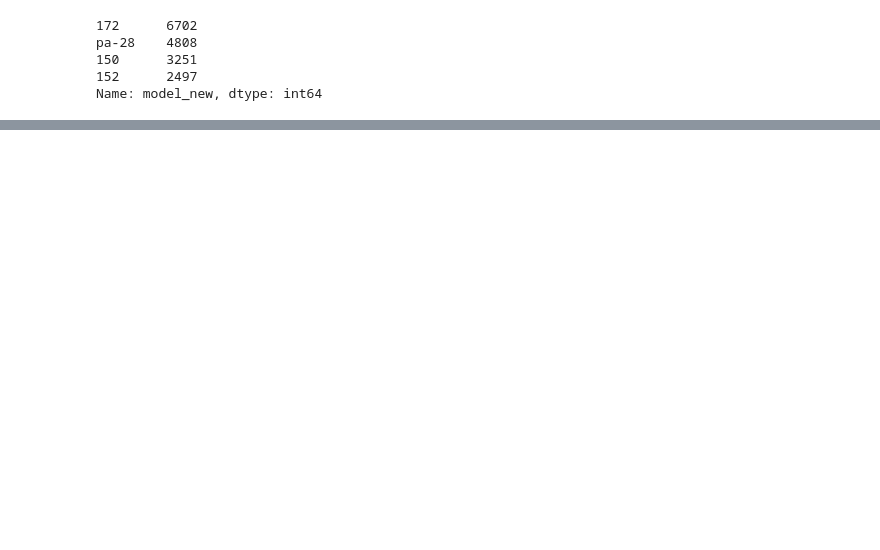
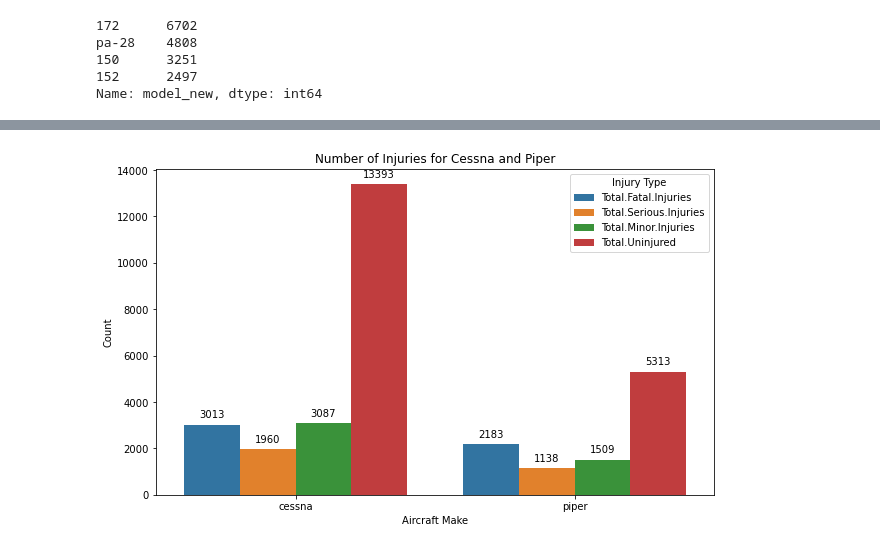
Before and after one commit to DJhesi/airplane-analysis, a Jupyter notebook: EDA_Final.ipynb, the cells around one changed output, grey strips where cells are left out. Cells and saved outputs as stored; diff of their text form; code cells hidden in the pictures; blank space fills up the shorter version.

```diff
--- a/EDA_Final.ipynb
+++ b/EDA_Final.ipynb
@@ -24,0 +79,3 @@ df
+# %%
+df['Event.Date'] = pd.to_datetime(df['Event.Date'])
+df['Event.Date'].describe()
@@ -47 +212,8 @@ dtypes: float64(5), object(26)
 memory usage: 21.7+ MB
+# %%
+# Drop unnecessary columns
+# Columns to drop
+drop_columns = ['Latitude', 'Longitude', 'FAR.Description', 'Schedule', 'Air.carrier', 'Publication.Date']
+# Drop columns in the specified list
+df = df.drop(columns=drop_columns)
+df.info()
@@ -48 +238,6 @@ memory usage: 21.7+ MB
+# %%
+# Extracting year, month, and day
+df['year'] = df['Event.Date'].dt.year
+df['month'] = df['Event.Date'].dt.month
+df['day'] = df['Event.Date'].dt.day
 # %%
@@ -691,0 +607,34 @@ memory usage: 4.5+ MB
+# %%
+
+make_column = 'Make'
+fatal_injuries_column = 'Total.Fatal.Injuries'
+serious_injuries_column = 'Total.Serious.Injuries'
+minor_injuries_column = 'Total.Minor.Injuries'
+uninjured_column = 'Total.Uninjured'
+
+# Group by 'Make' and sum the injuries
+grouped_df = planes_of_interest.groupby(make_column).agg({
+    fatal_injuries_column: 'sum',
+    serious_injuries_column: 'sum',
+    minor_injuries_column: 'sum',
+    uninjured_column: 'sum'
+}).reset_index()
+
+# Melt the DataFrame for easier plotting
+melted_df = pd.melt(grouped_df, id_vars=[make_column], var_name='Injury Type', value_name='Count')
+
+# Create a bar chart
+plt.figure(figsize=(10, 6))
+ax = sns.barplot(x=make_column, y='Count', hue='Injury Type', data=melted_df)
+plt.title('Number of Injuries for Cessna and Piper')
+plt.xlabel('Aircraft Make')
+plt.ylabel('Count')
+
+# Display counts (formatted as integers) at the top of each bar
+for p in ax.patches:
+    ax.annotate(f'{int(p.get_height())}', (p.get_x() + p.get_width() / 2., p.get_height()),
+                ha='center', va='center', xytext=(0, 10), textcoords='offset points')
+
+plt.show()
+# %% [output]
+[figure, added]
```
Also changed, not shown: parts of 67 cells of this notebook, 5 other files.
